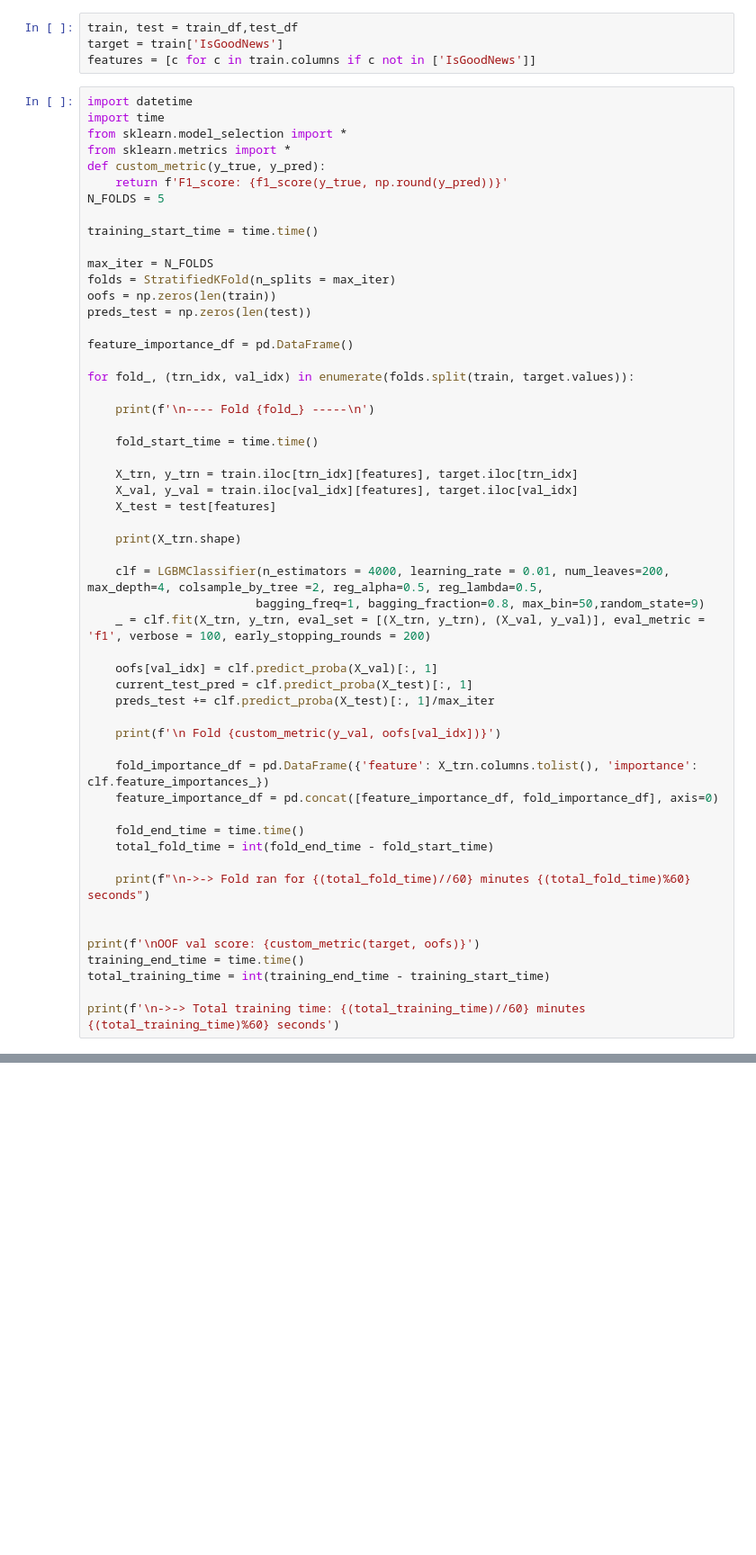
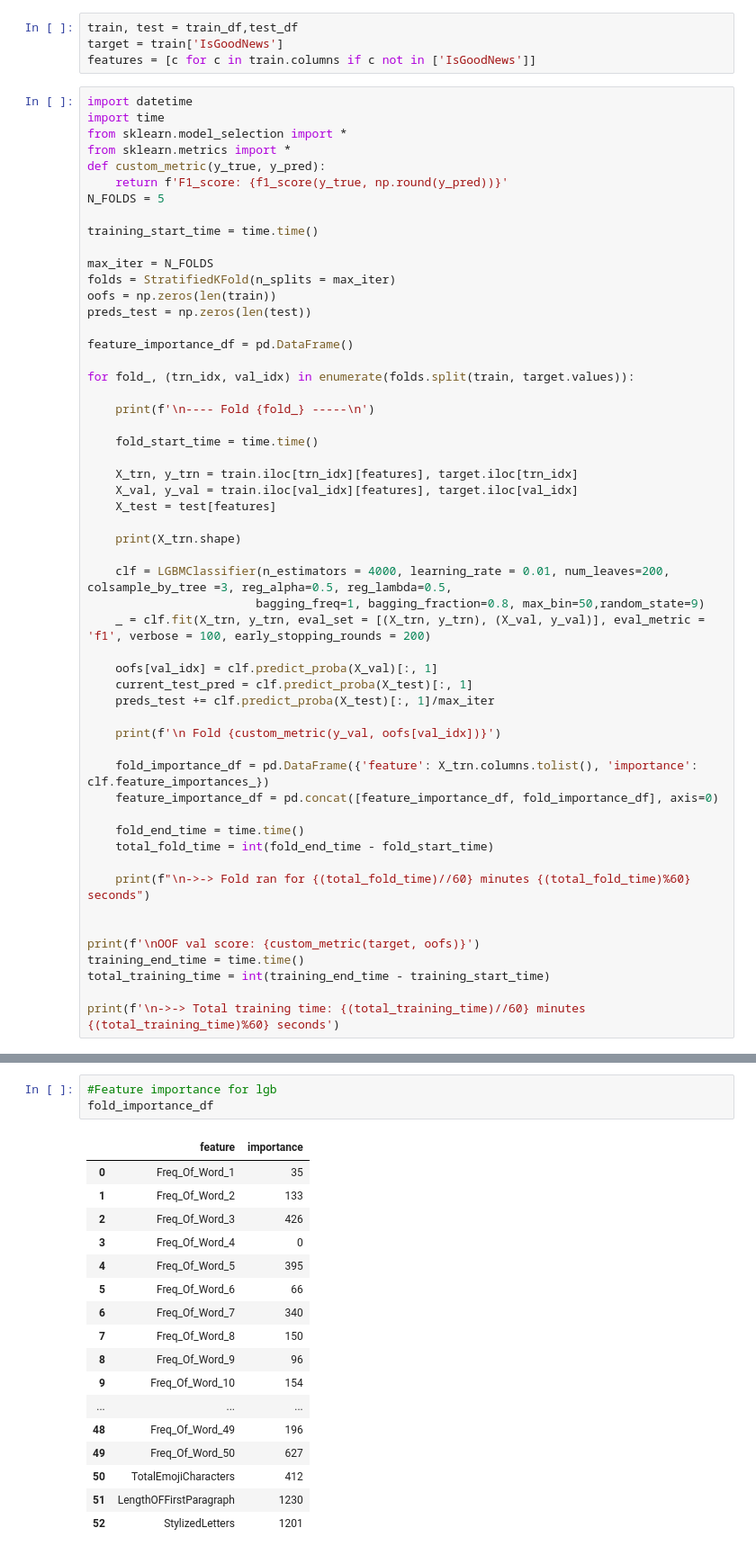
Before and after one commit to panchamdesai777/Hackathons, a Jupyter notebook: hackathon_3.ipynb, the cells around one changed output, grey strips where cells are left out. Shown at 90% size. Drawn from its saved outputs; the diff is of its cells as text; blank space fills up the shorter version.

```diff
--- a/hackathon_3.ipynb
+++ b/hackathon_3.ipynb
@@ -134,7 +134,7 @@ for fold_, (trn_idx, val_idx) in enumerate(folds.split(train, target.values)):
 
     print(X_trn.shape)
 
-    clf = LGBMClassifier(n_estimators = 4000, learning_rate = 0.01, num_leaves=200, max_depth=4, colsample_by_tree =2, reg_alpha=0.5, reg_lambda=0.5,
+    clf = LGBMClassifier(n_estimators = 4000, learning_rate = 0.01, num_leaves=200, colsample_by_tree =3, reg_alpha=0.5, reg_lambda=0.5,
                         bagging_freq=1, bagging_fraction=0.8, max_bin=50,random_state=9)
     _ = clf.fit(X_trn, y_trn, eval_set = [(X_trn, y_trn), (X_val, y_val)], eval_metric = 'f1', verbose = 100, early_stopping_rounds = 200)
 
@@ -198,0 +179,21 @@ feature_importance_df[feature_importance_df['importance']<=0]
+# %%
+#Feature importance for lgb
+fold_importance_df
+# %% [output]
+|  | feature | importance |
+| 0 | Freq_Of_Word_1 | 35 |
+| 1 | Freq_Of_Word_2 | 133 |
+| 2 | Freq_Of_Word_3 | 426 |
+| 3 | Freq_Of_Word_4 | 0 |
+| 4 | Freq_Of_Word_5 | 395 |
+| 5 | Freq_Of_Word_6 | 66 |
+| 6 | Freq_Of_Word_7 | 340 |
+| 7 | Freq_Of_Word_8 | 150 |
+| 8 | Freq_Of_Word_9 | 96 |
+| 9 | Freq_Of_Word_10 | 154 |
+| ... | ... | ... |
+| 48 | Freq_Of_Word_49 | 196 |
+| 49 | Freq_Of_Word_50 | 627 |
+| 50 | TotalEmojiCharacters | 412 |
+| 51 | LengthOFFirstParagraph | 1230 |
+| 52 | StylizedLetters | 1201 |
```
Also changed, not shown: parts of 14 cells of this notebook.
